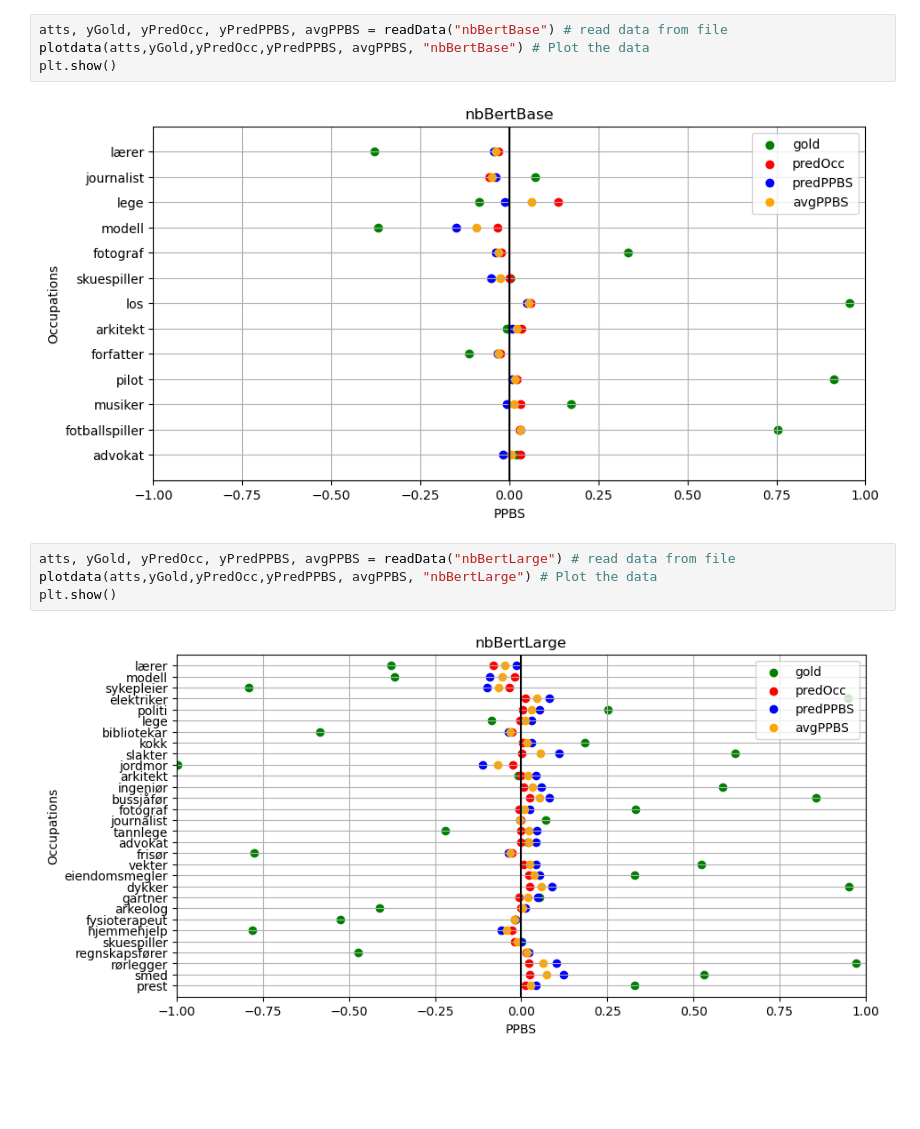
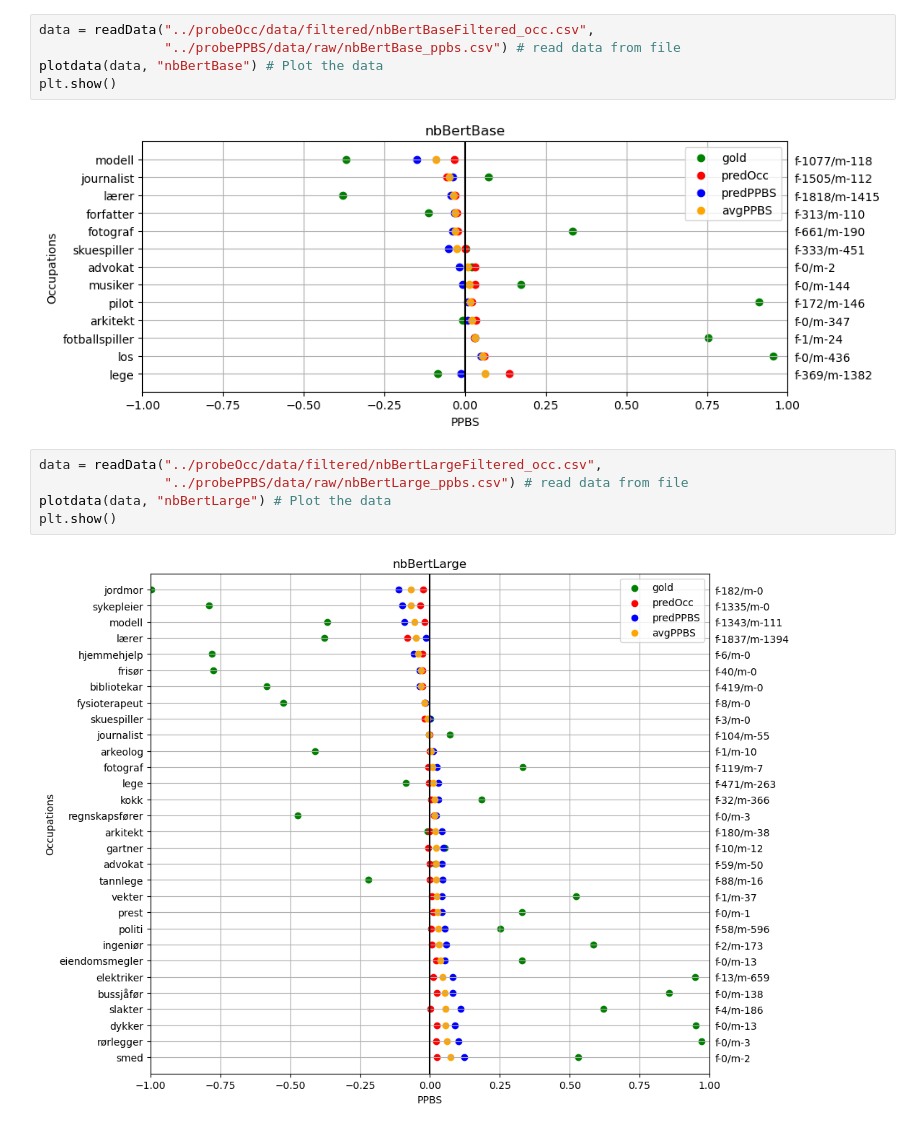
Before and after one commit to Johnneeee/masterThesis, a Jupyter notebook: displayPPBS-OCC/comparePPBSOcc.ipynb, the cells around one changed output. Drawn from its saved outputs; the diff is of its cells as text; blank space fills up the shorter version.

```diff
--- a/displayPPBS-OCC/comparePPBSOcc.ipynb
+++ b/displayPPBS-OCC/comparePPBSOcc.ipynb
@@ -79,13 +85,15 @@ plt.show()
 # %%
-atts, yGold, yPredOcc, yPredPPBS, avgPPBS = readData("nbBertBase") # read data from file
-plotdata(atts,yGold,yPredOcc,yPredPPBS, avgPPBS, "nbBertBase") # Plot the data
+data = readData("../probeOcc/data/filtered/nbBertBaseFiltered_occ.csv",
+                "../probePPBS/data/raw/nbBertBase_ppbs.csv") # read data from file
+plotdata(data, "nbBertBase") # Plot the data
 plt.show()
 # %% [output]
-[figure, old version]
+[figure, new version]
 # %%
-atts, yGold, yPredOcc, yPredPPBS, avgPPBS = readData("nbBertLarge") # read data from file
-plotdata(atts,yGold,yPredOcc,yPredPPBS, avgPPBS, "nbBertLarge") # Plot the data
+data = readData("../probeOcc/data/filtered/nbBertLargeFiltered_occ.csv",
+                "../probePPBS/data/raw/nbBertLarge_ppbs.csv") # read data from file
+plotdata(data, "nbBertLarge") # Plot the data
 plt.show()
 # %% [output]
-[figure, old version]
+[figure, new version]
 # %%
```
Also changed, not shown: parts of 9 cells of this notebook.
